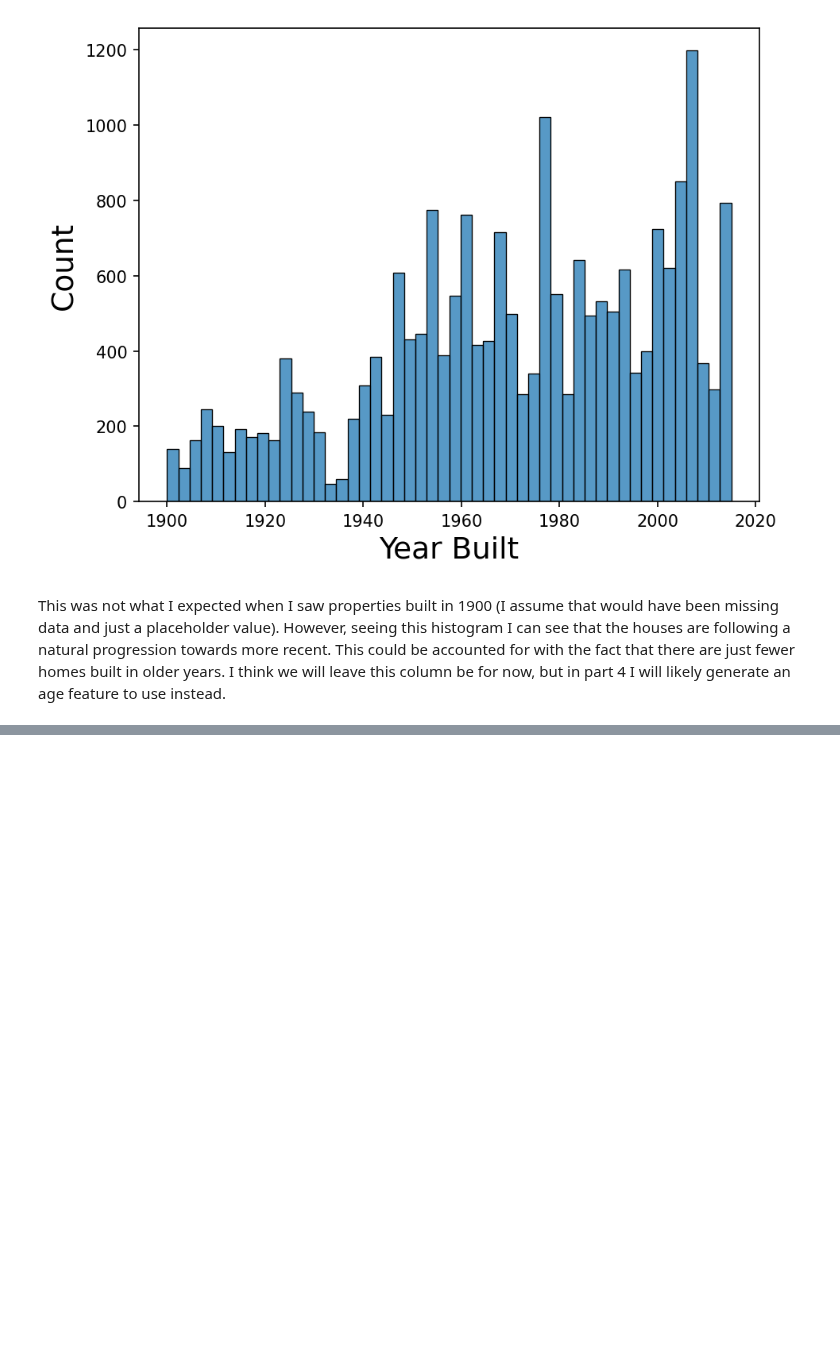
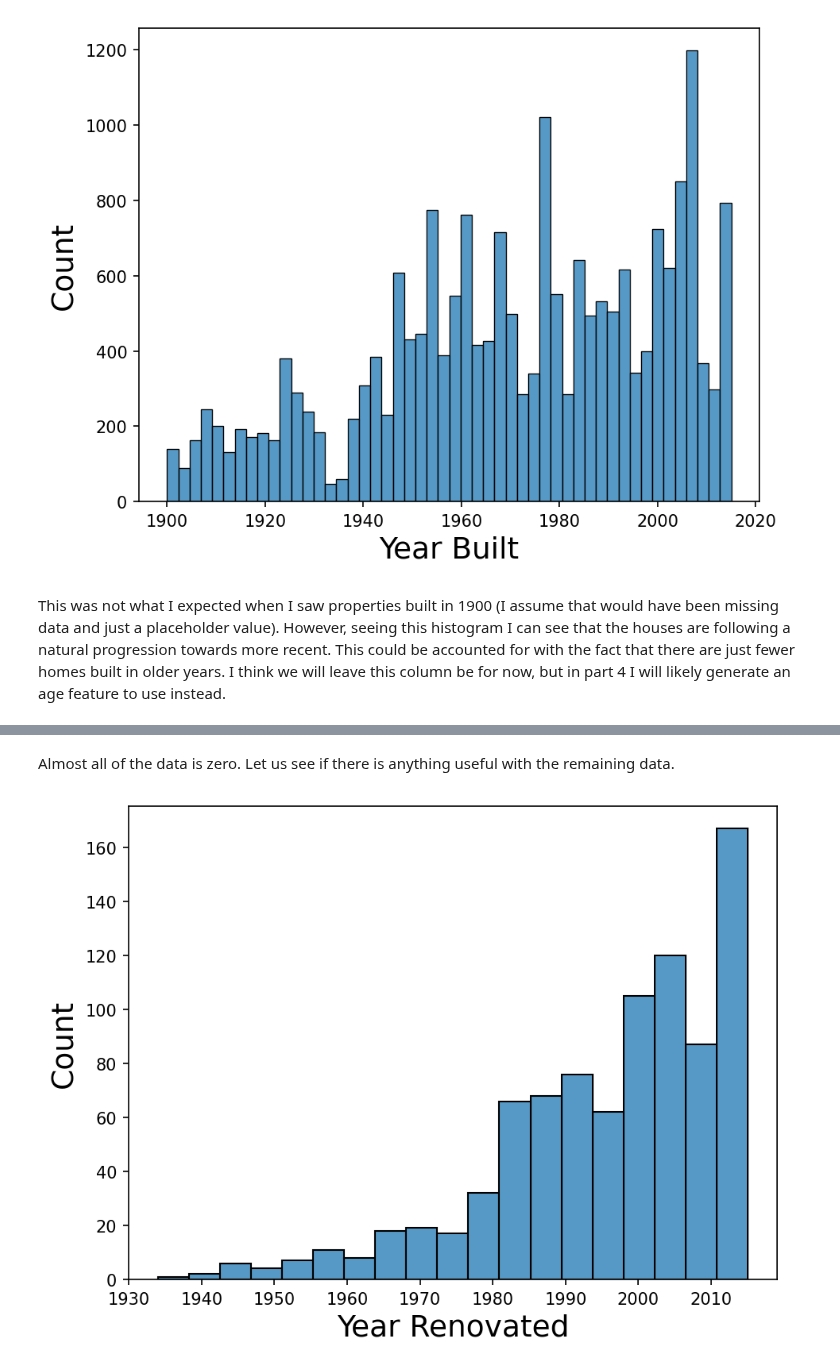
Before and after one commit to jmfb/CS5610, a Jupyter notebook: m4p4/M4 Project 4.ipynb, the cells around one changed output, grey strips where cells are left out. Cells and saved outputs as stored; diff of their text form; code cells hidden in the pictures; blank space fills up the shorter version.

```diff
--- a/m4p4/M4 Project 4.ipynb
+++ b/m4p4/M4 Project 4.ipynb
@@ -438,0 +448,7 @@ This was not what I expected when I saw properties built in 1900 (I assume that
+# %% [markdown]
+Almost all of the data is zero.  Let us see if there is anything useful with the remaining data.
+# %%
+ren_plot = sns.histplot(filtered_df[filtered_df.yr_renovated > 0].yr_renovated)
+ren_plot.set(xlabel="Year Renovated", ylabel="Count");
+# %% [output]
+[figure, added]
```
Also changed, not shown: parts of 20 cells of this notebook, 1 other file.
